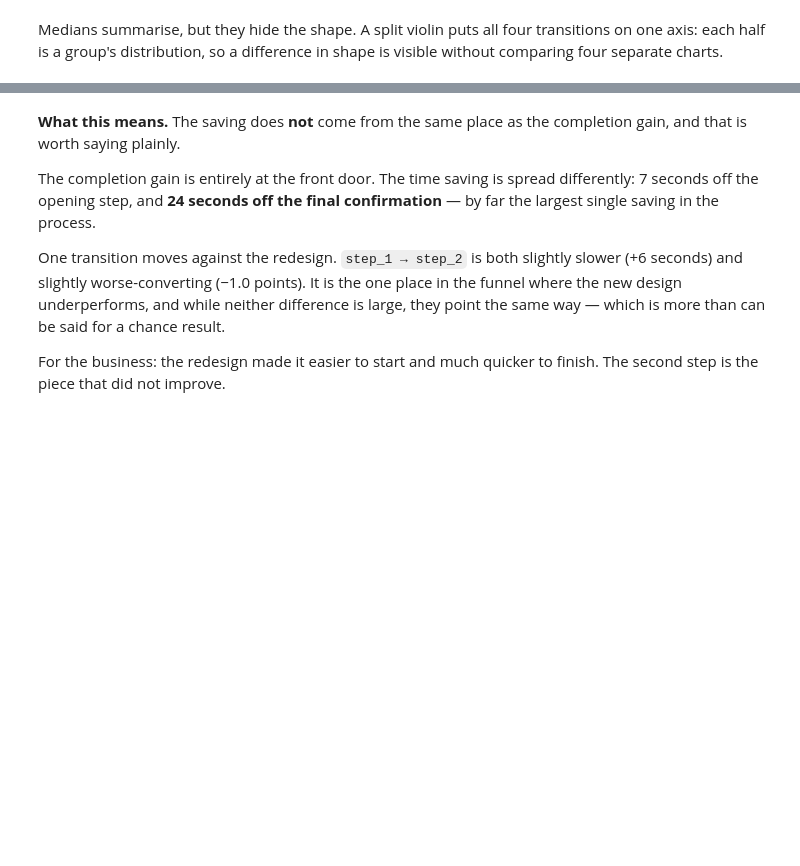
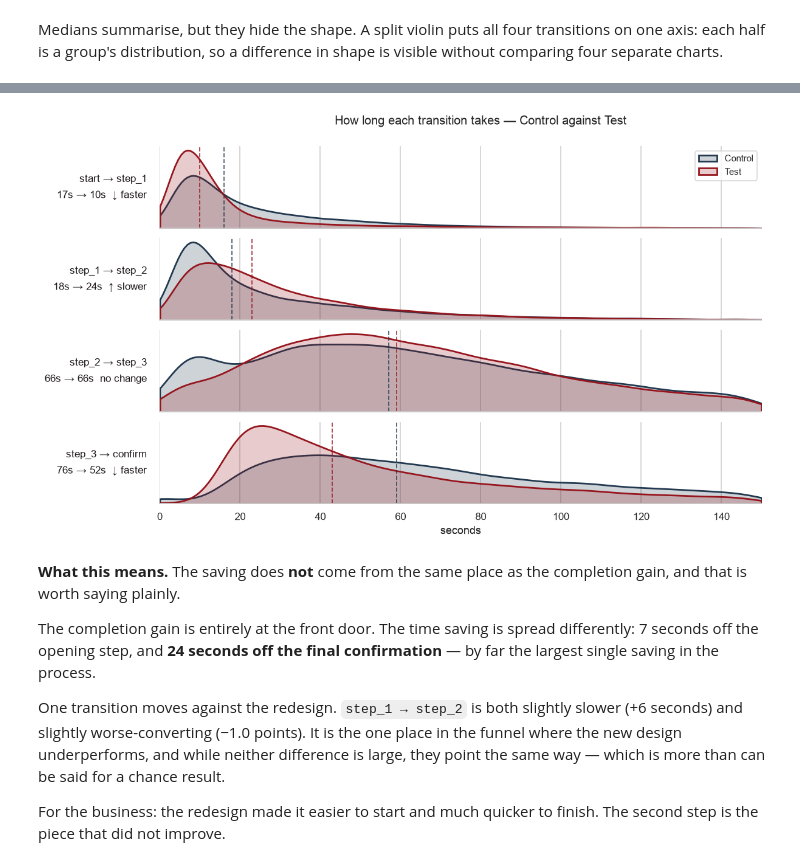
Before and after one commit to aroaxinping/vanguard-ab-test, a Jupyter notebook: notebooks/4.0-aroa-ab-testing.ipynb, the cells around one changed output, grey strips where cells are left out. Saved outputs shown, nothing was run; the diff lists cells and outputs as text; code cells hidden in the pictures; blank space fills up the shorter version.

```diff
--- a/notebooks/4.0-aroa-ab-testing.ipynb
+++ b/notebooks/4.0-aroa-ab-testing.ipynb
@@ -357,3 +318,50 @@ plt.show()
+# %%
+CAP = 150   # a shared axis needs a shared cap; this keeps 92% of all moves
+
+fig, axes = plt.subplots(
+    len(order), 1, figsize=(12, 6.6), sharex=True,
+    gridspec_kw={"hspace": .12},
+)
+
+for ax, transition in zip(axes, order):
+    subset = forward[(forward.transition == transition) & (forward.gap_s <= CAP)]
+
+    for group, colour in PALETTE.items():
+        data = subset.loc[subset.Variation == group, "gap_s"].dropna()
+        sns.kdeplot(data, ax=ax, label=group, color=colour,
+                    fill=True, alpha=.22, linewidth=1.8, cut=0)
+        ax.axvline(data.median(), color=colour, linestyle="--",
+                   linewidth=1.2, alpha=.8)
+
+    c_med = step_times.loc[transition, "Control"]
+    t_med = step_times.loc[transition, "Test"]
+    arrow = "↓ faster" if t_med < c_med else ("↑ slower" if t_med > c_med else "no change")
+
+    # Labels live outside the plotting area so they never sit on top of a curve
+    ax.set_ylabel(
+        f"{transition}\n{c_med:.0f}s → {t_med:.0f}s  {arrow}",
+        rotation=0, ha="right", va="center", labelpad=14, fontsize=11,
+        color="#1A1416", linespacing=1.7,
+    )
+    ax.set_yticks([])
+    ax.spines[["left", "right", "top"]].set_visible(False)
+    ax.grid(axis="y", visible=False)
+
+axes[0].legend(loc="upper right", fontsize=10)
+for ax in axes[1:]:
+    ax.legend().remove()
+
+axes[-1].set_xlabel("seconds")
+axes[-1].set_xlim(0, CAP)
+
+fig.suptitle(
+    "How long each transition takes — Control against Test",
+    fontsize=13, x=.62, y=.97,
+)
+fig.subplots_adjust(left=.22, right=.97, top=.90, bottom=.09)
+plt.show()
+# %% [output]
+[figure, added]
 # %% [markdown]
 **What this means.** The saving does **not** come from the same place as the
 completion gain, and that is worth saying plainly.
```
Also changed, not shown: parts of 1 cell of this notebook, 2 other files.
